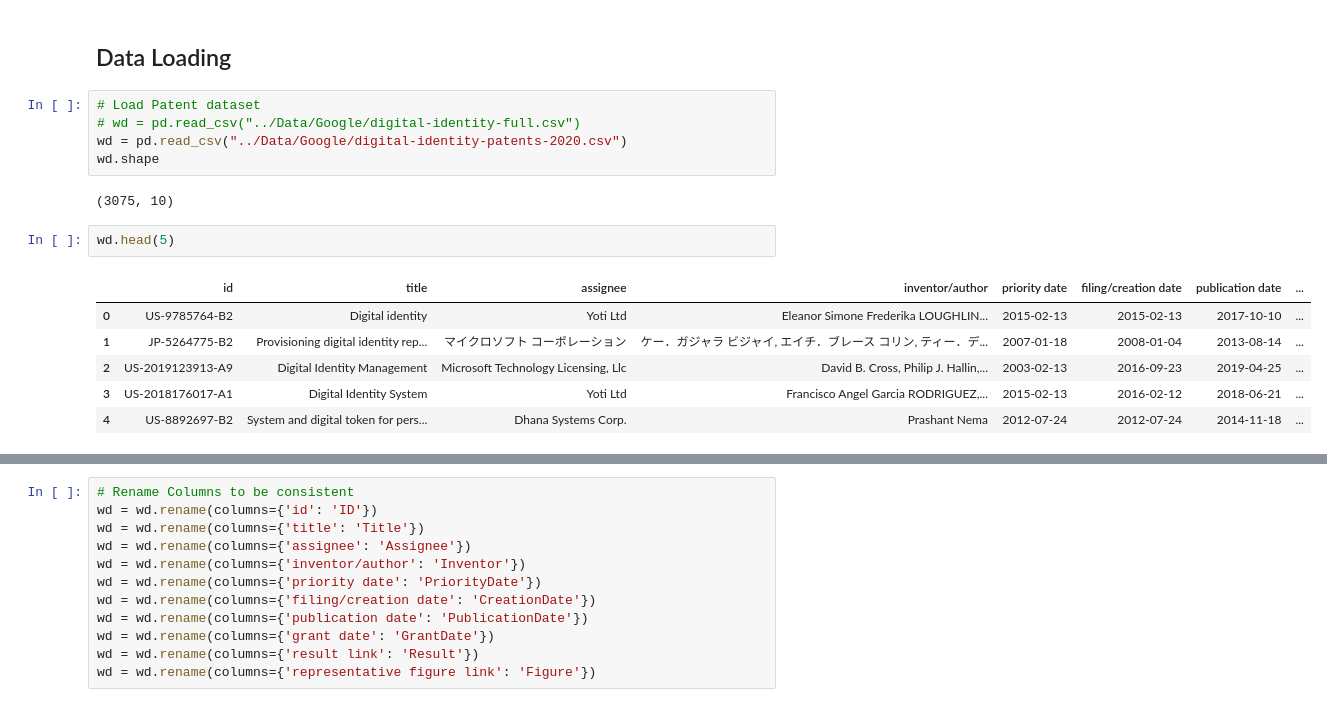
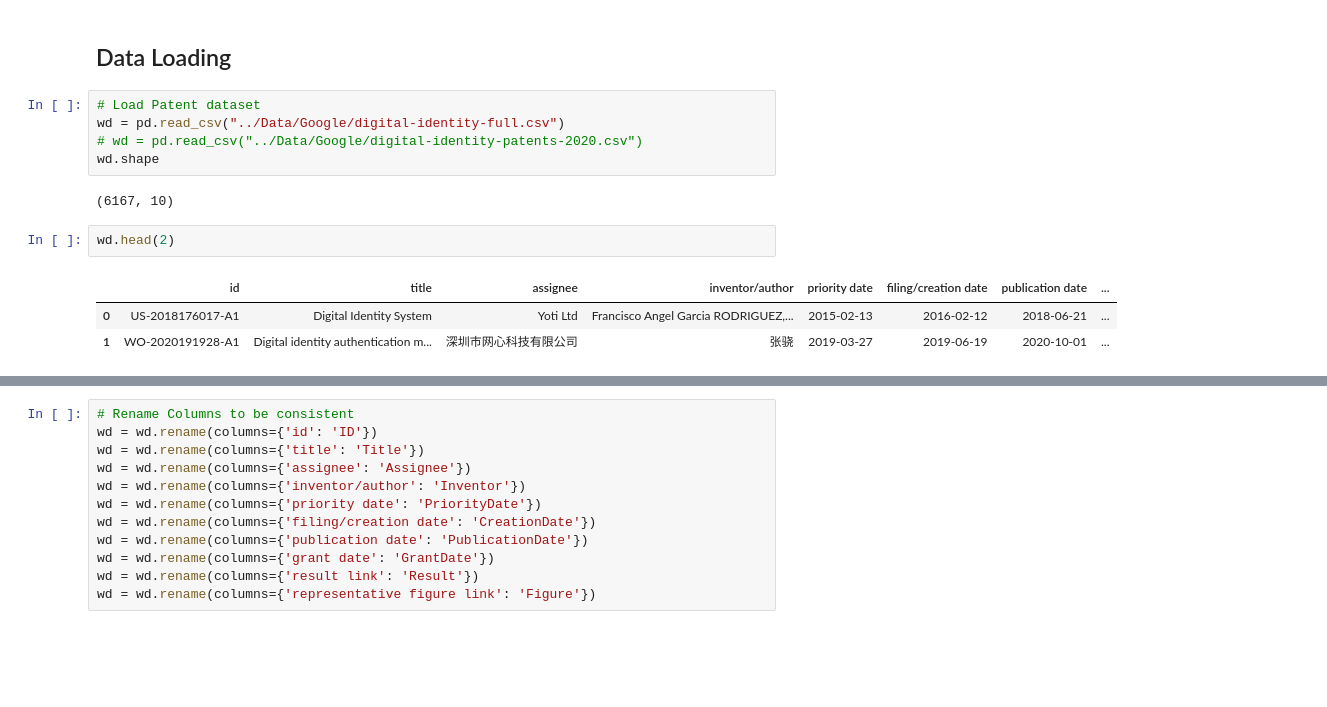
Before and after one commit to oxford-mc/patent-mining, a Jupyter notebook: jupyter/patent_analysis.ipynb, the cells around one changed output, grey strips where cells are left out. Drawn from its saved outputs; the diff is of its cells as text; blank space fills up the shorter version.

```diff
--- a/jupyter/patent_analysis.ipynb
+++ b/jupyter/patent_analysis.ipynb
@@ -88,20 +88,17 @@ rcParams["figure.figsize"] = (13, 3)
 ## Data Loading<a class="anchor" id="nba-clean-data"></a>
 # %%
 # Load Patent dataset
-# wd = pd.read_csv("../Data/Google/digital-identity-full.csv")
-wd = pd.read_csv("../Data/Google/digital-identity-patents-2020.csv")
+wd = pd.read_csv("../Data/Google/digital-identity-full.csv")
+# wd = pd.read_csv("../Data/Google/digital-identity-patents-2020.csv")
 wd.shape
 # %% [output]
-(3075, 10)
+(6167, 10)
 # %%
-wd.head(5)
+wd.head(2)
 # %% [output]
 |  | id | title | assignee | inventor/author | priority date | filing/creation date | publication date | ... |
-| 0 | US-9785764-B2 | Digital identity | Yoti Ltd | Eleanor Simone Frederika LOUGHLIN... | 2015-02-13 | 2015-02-13 | 2017-10-10 | ... |
-| 1 | JP-5264775-B2 | Provisioning digital identity rep... | マイクロソフト コーポレーション | ケー．ガジャラ ビジャイ, エイチ．ブレース コリン, ティー．デ... | 2007-01-18 | 2008-01-04 | 2013-08-14 | ... |
-| 2 | US-2019123913-A9 | Digital Identity Management | Microsoft Technology Licensing, Llc | David B. Cross, Philip J. Hallin,... | 2003-02-13 | 2016-09-23 | 2019-04-25 | ... |
-| 3 | US-2018176017-A1 | Digital Identity System | Yoti Ltd | Francisco Angel Garcia RODRIGUEZ,... | 2015-02-13 | 2016-02-12 | 2018-06-21 | ... |
-| 4 | US-8892697-B2 | System and digital token for pers... | Dhana Systems Corp. | Prashant Nema | 2012-07-24 | 2012-07-24 | 2014-11-18 | ... |
+| 0 | US-2018176017-A1 | Digital Identity System | Yoti Ltd | Francisco Angel Garcia RODRIGUEZ,... | 2015-02-13 | 2016-02-12 | 2018-06-21 | ... |
+| 1 | WO-2020191928-A1 | Digital identity authentication m... | 深圳市网心科技有限公司 | 张骁 | 2019-03-27 | 2019-06-19 | 2020-10-01 | ... |
 # %%
 # Clean data into English
 wd["assignee"].replace({"한국전자통신연구원": "Electronics and Telecommunications Research Institute"}, inplace=True)
```
Also changed, not shown: parts of 10 cells of this notebook.
